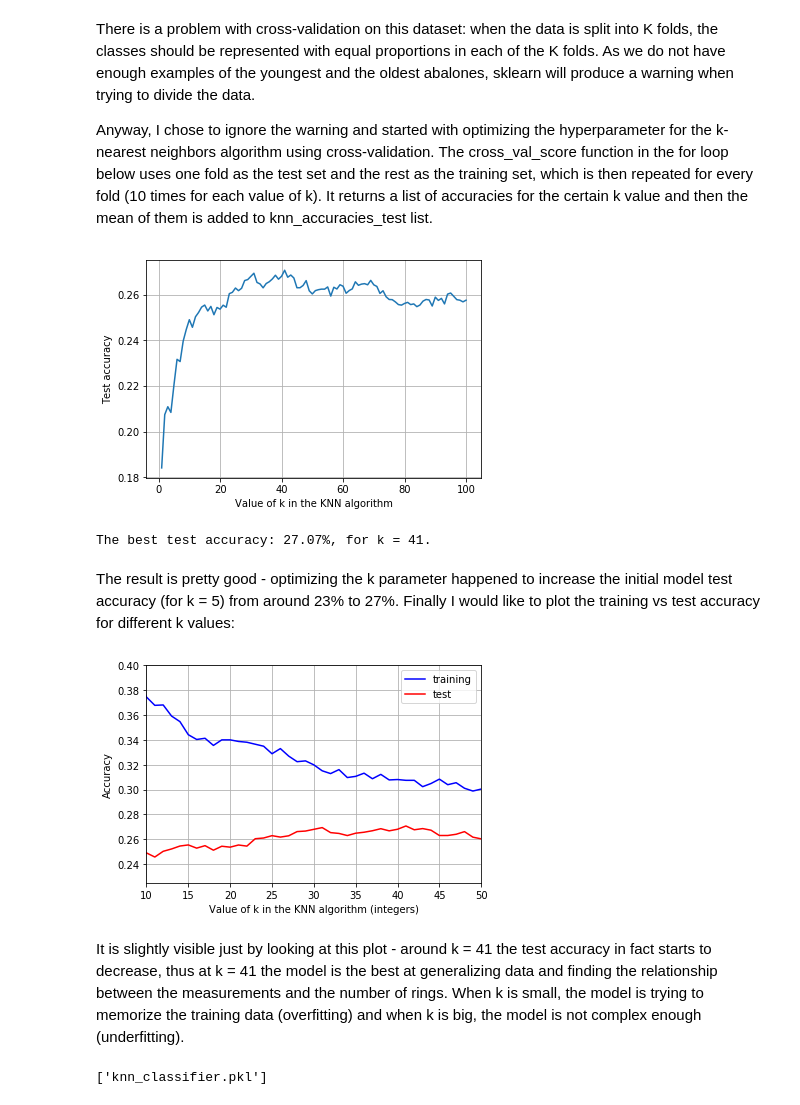
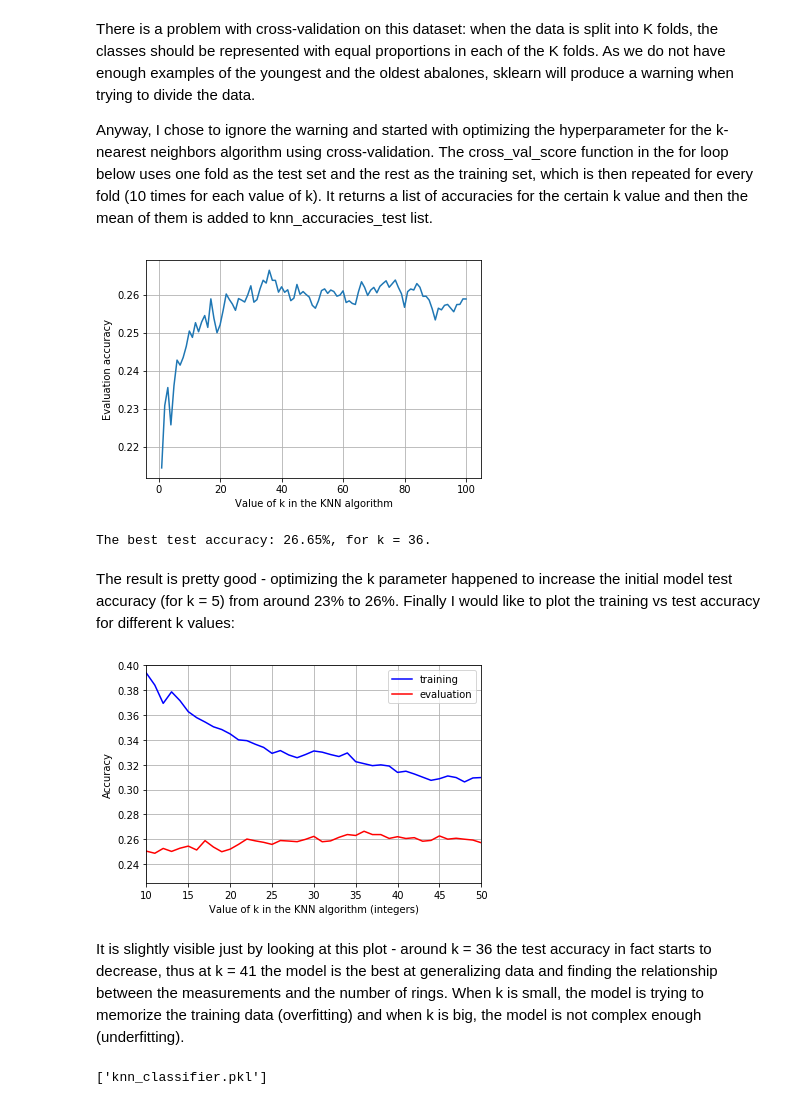
Before and after one commit to acamlet/abalone-dataset, a Jupyter notebook: abalone_dataset.ipynb, the cells around one changed output. Drawn from its saved outputs; the diff is of its cells as text; code cells hidden in the pictures.

```diff
--- a/abalone_dataset.ipynb
+++ b/abalone_dataset.ipynb
@@ -308,7 +310,7 @@ accuracies_orig = []
 t0 = time()
 for i in range(100):
     X_train, X_test, y_train, y_test = train_test_split(X, y, test_size = 0.25)
-    knn = KNeighborsClassifier(n_neighbors = 3)
+    knn = KNeighborsClassifier(n_neighbors = 5)
     knn.fit(X_train, y_train)
     y_pred = knn.predict(X_test)
     accuracies_orig.append(metrics.accuracy_score(y_pred, y_test)*100)
@@ -326,7 +328,7 @@ accuracies_sel = []
 t0 = time()
 for i in range(100):
     X_train, X_test, y_train, y_test = train_test_split(X_selected, y, test_size = 0.25)
-    knn = KNeighborsClassifier(n_neighbors = 3)
+    knn = KNeighborsClassifier(n_neighbors = 5)
     knn.fit(X_train, y_train)
     y_pred = knn.predict(X_test)
     accuracies_sel.append(metrics.accuracy_score(y_pred, y_test)*100)
@@ -358,7 +360,7 @@ for j in range(1, 11):
     t0 = time()
     for i in range(100):
         X_train, X_test, y_train, y_test = train_test_split(X_projected, y, test_size = 0.25)
-        knn = KNeighborsClassifier(n_neighbors = 36)
+        knn = KNeighborsClassifier(n_neighbors = 5)
         knn.fit(X_train, y_train)
         y_pred = knn.predict(X_test)
         accuracies_train.append(metrics.accuracy_score(y_pred, y_test))
@@ -391,5 +393,5 @@ Of course the time gets lower as we project the points onto lower dimension hype
 # %% [markdown]
 # 4. Hyperparameter selection and crossvalidation
 # %%
-pca = PCA(n_components = 4)
+pca = PCA(n_components = 6)
 X_projected = pca.fit_transform(X)
@@ -413,19 +417,19 @@ for k in k_list:
 # %%
 plt.plot(k_list, knn_accuracies_test)
 plt.grid()
 plt.xlabel('Value of k in the KNN algorithm')
-plt.ylabel('Test accuracy')
+plt.ylabel('Evaluation accuracy')
 plt.show()
 # %% [output]
-[figure, old version]
+[figure, new version]
 # %%
 k_max = knn_accuracies_test.index(max(knn_accuracies_test)) + 1
 print('The best test accuracy: ' + str(round(max(knn_accuracies_test)*100, 2)) +
       '%, for k = ' + str(k_max) + '.')
 # %% [output]
-The best test accuracy: 27.07%, for k = 41.
+The best test accuracy: 26.65%, for k = 36.
 # %% [markdown]
-The result is pretty good - optimizing the k parameter happened to increase the initial model test accuracy (for k = 5) from around 23% to 27%. Finally I would like to plot the training vs test accuracy for different k values:
+The result is pretty good - optimizing the k parameter happened to increase the initial model test accuracy (for k = 5) from around 23% to 26%. Finally I would like to plot the training vs test accuracy for different k values:
 # %%
 X_train, X_test, y_train, y_test = train_test_split(X_projected, y, test_size = 0.25)
 k_list = [k for k in range(1,101)]
@@ -446,7 +450,7 @@ plt.plot(k_list, knn_accuracies_test, 'r', label='test')
 plt.legend(loc='upper right')
 plt.show()
 # %% [output]
-[figure, old version]
+[figure, new version]
 # %% [markdown]
-It is slightly visible just by looking at this plot - around k = 41 the test accuracy in fact starts to decrease, thus at k = 41 the model is the best at generalizing data and finding the relationship between the measurements and the number of rings. When k is small, the model is trying to memorize the training data (overfitting) and when k is big, the model is not complex enough (underfitting).
+It is slightly visible just by looking at this plot - around k = 36 the test accuracy in fact starts to decrease, thus at k = 41 the model is the best at generalizing data and finding the relationship between the measurements and the number of rings. When k is small, the model is trying to memorize the training data (overfitting) and when k is big, the model is not complex enough (underfitting).
 # %%
```
Also changed, not shown: parts of 10 cells of this notebook, 3 other files.
